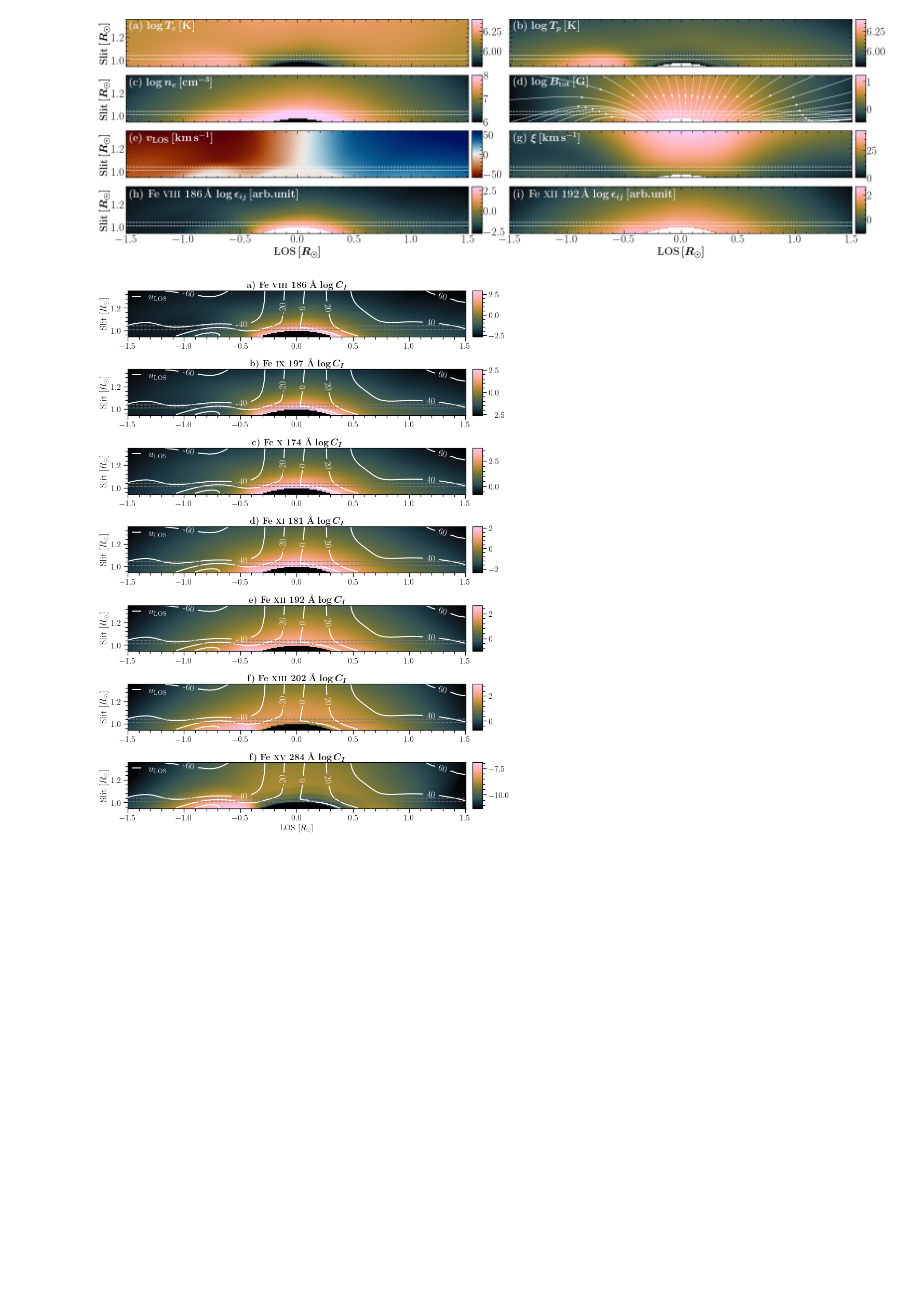
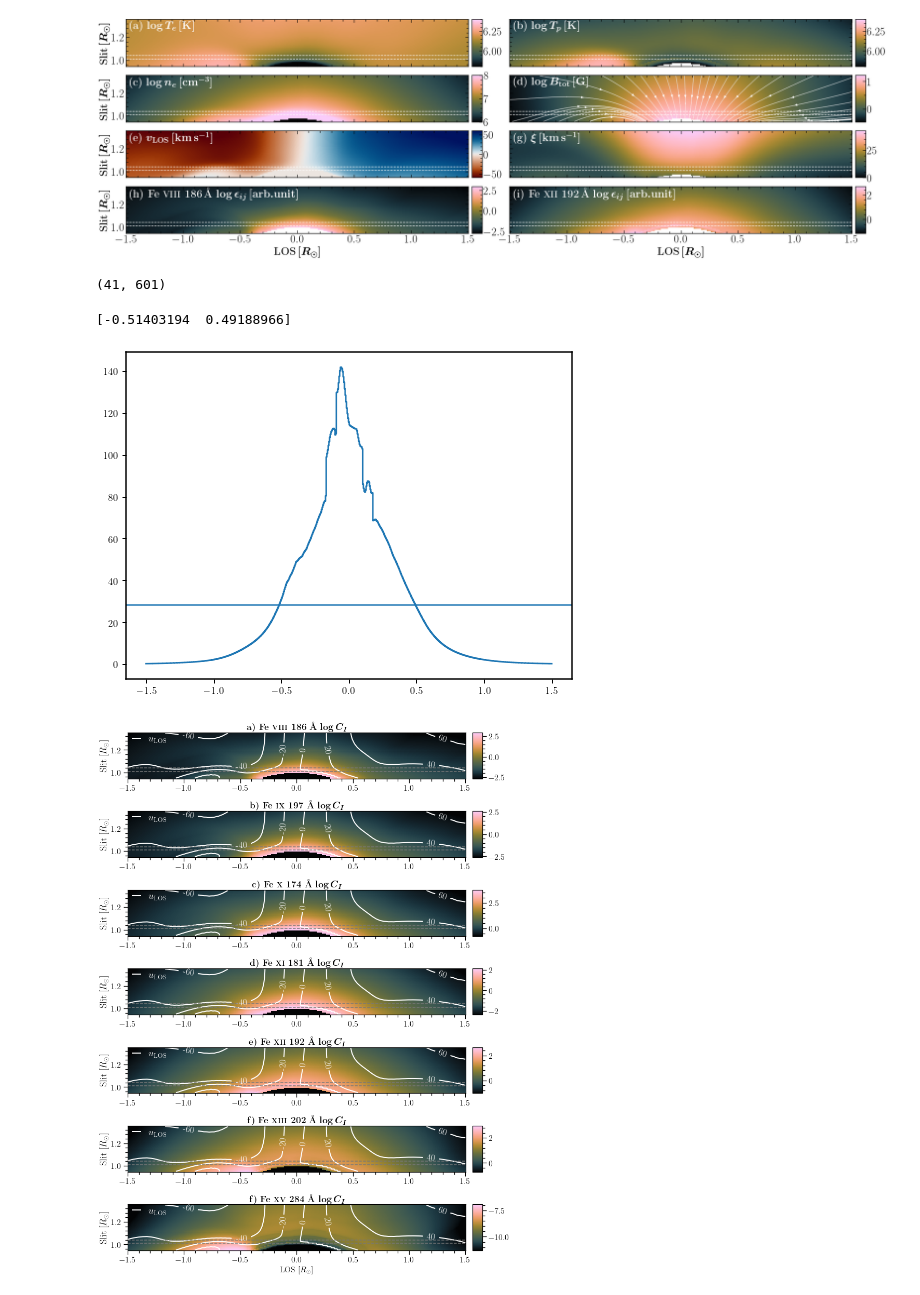
Before and after one commit to yjzhu-solar/EIS_SUMER_PCH_Ti, a Jupyter notebook: ipynb/awsom_los/awsomr_100k_los.ipynb, the cells around one changed output. Saved outputs shown, nothing was run; the diff lists cells and outputs as text; code cells hidden in the pictures; blank space fills up the shorter version.

```diff
--- a/ipynb/awsom_los/awsomr_100k_los.ipynb
+++ b/ipynb/awsom_los/awsomr_100k_los.ipynb
@@ -681,6 +682,23 @@ plt.subplots_adjust(bottom = 0.08,left=0.04,top=1,right=0.95,hspace=-0.01,wspace
 plt.savefig(fname="../../figs/ms/AWSoM_LOS_100k_twocolumn.pdf",format="pdf",dpi=300)
 # %% [output]
 [figure]
+# %%
+ctb_FeXII_192.shape
+# %% [output]
+(41, 601)
+# %%
+fig, ax = plt.subplots(figsize=(8,6))
+ctb_FeXII_192_aver = np.mean(ctb_FeXII_192[6:10,:],axis=0)
+ax.step(awsom_x,ctb_FeXII_192_aver,where="mid")
+x_axhline = np.array([-1.5,1.5])
+y_axhline = np.array([np.max(ctb_FeXII_192_aver),np.max(ctb_FeXII_192_aver)])*0.2
+ax.axhline(np.max(ctb_FeXII_192_aver)*0.2)
+x_intersect, y_intersect = intersection(awsom_x,ctb_FeXII_192_aver,x_axhline,y_axhline)
+
+print(x_intersect)
+# %% [output]
+[-0.51403194  0.49188966]
+[figure, added]
 # %%
 fig, axes = plt.subplots(7,1,figsize=(10,15),constrained_layout=True)
 
```
Also changed, not shown: parts of 2 cells of this notebook, 18 other files.
